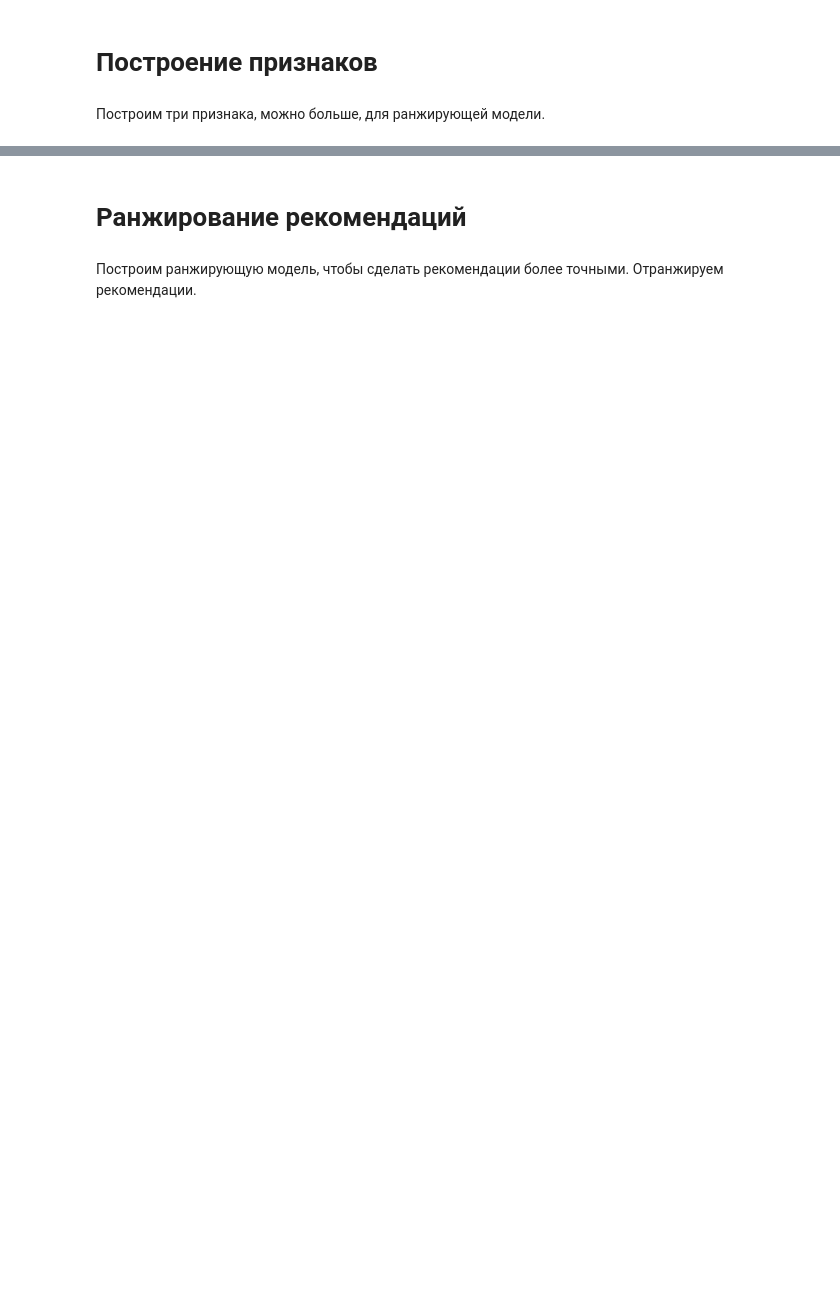
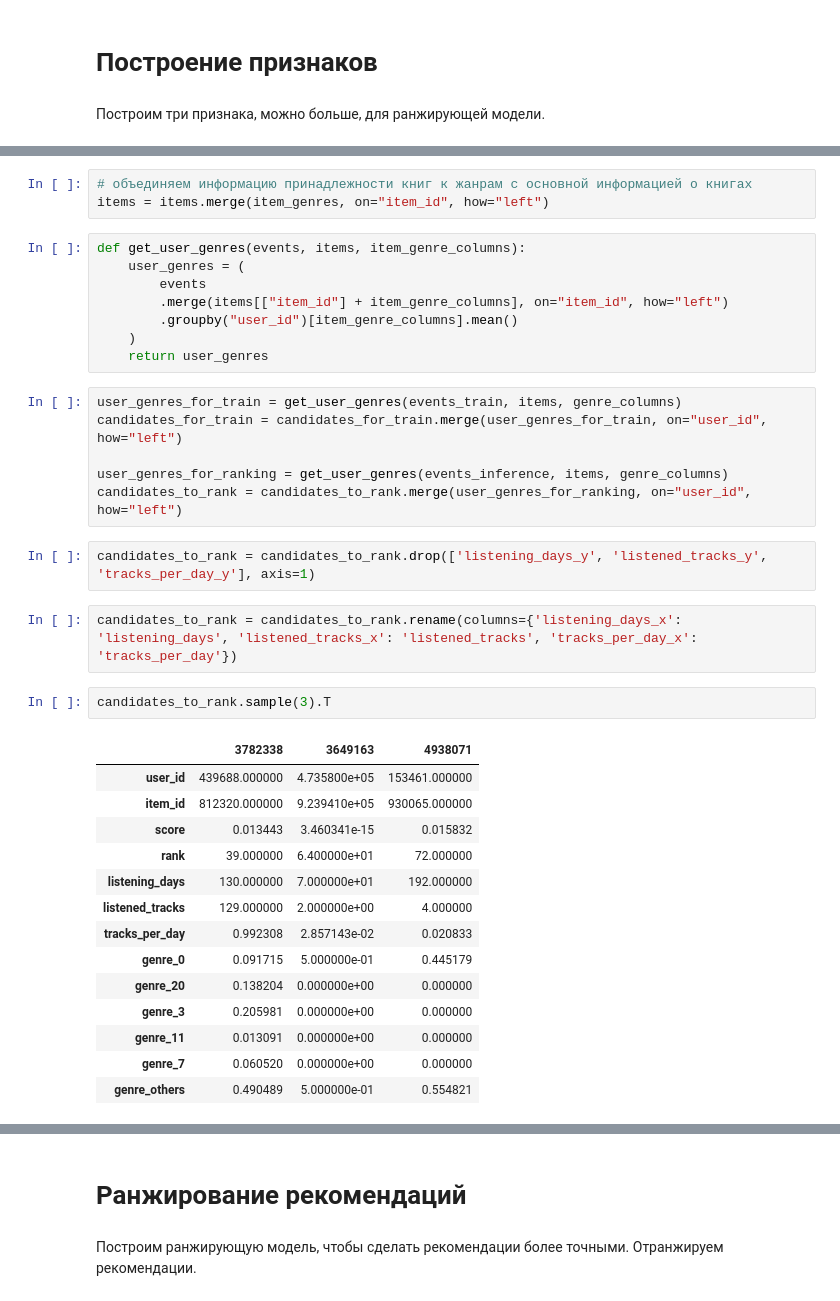
Before and after one commit to Jonzzi/mle-project-sprint-4-v001, a Jupyter notebook: recommendations.ipynb, the cells around one changed output, grey strips where cells are left out. Cells and saved outputs as stored; diff of their text form; blank space fills up the shorter version.

```diff
--- a/recommendations.ipynb
+++ b/recommendations.ipynb
@@ -1044,0 +1664,38 @@ svd_predictions[:10]
+# %%
+# объединяем информацию принадлежности книг к жанрам с основной информацией о книгах
+items = items.merge(item_genres, on="item_id", how="left")
+# %%
+def get_user_genres(events, items, item_genre_columns):
+    user_genres = (
+        events
+        .merge(items[["item_id"] + item_genre_columns], on="item_id", how="left")
+        .groupby("user_id")[item_genre_columns].mean()
+    )
+    return user_genres
+# %%
+user_genres_for_train = get_user_genres(events_train, items, genre_columns)
+candidates_for_train = candidates_for_train.merge(user_genres_for_train, on="user_id", how="left")
+
+user_genres_for_ranking = get_user_genres(events_inference, items, genre_columns)
+candidates_to_rank = candidates_to_rank.merge(user_genres_for_ranking, on="user_id", how="left")
+# %%
+candidates_to_rank = candidates_to_rank.drop(['listening_days_y', 'listened_tracks_y', 'tracks_per_day_y'], axis=1)
+# %%
+candidates_to_rank = candidates_to_rank.rename(columns={'listening_days_x': 'listening_days', 'listened_tracks_x': 'listened_tracks', 'tracks_per_day_x': 'tracks_per_day'})
+# %%
+candidates_to_rank.sample(3).T
+# %% [output]
+|  | 3782338 | 3649163 | 4938071 |
+| user_id | 439688.000000 | 4.735800e+05 | 153461.000000 |
+| item_id | 812320.000000 | 9.239410e+05 | 930065.000000 |
+| score | 0.013443 | 3.460341e-15 | 0.015832 |
+| rank | 39.000000 | 6.400000e+01 | 72.000000 |
+| listening_days | 130.000000 | 7.000000e+01 | 192.000000 |
+| listened_tracks | 129.000000 | 2.000000e+00 | 4.000000 |
+| tracks_per_day | 0.992308 | 2.857143e-02 | 0.020833 |
+| genre_0 | 0.091715 | 5.000000e-01 | 0.445179 |
+| genre_20 | 0.138204 | 0.000000e+00 | 0.000000 |
+| genre_3 | 0.205981 | 0.000000e+00 | 0.000000 |
+| genre_11 | 0.013091 | 0.000000e+00 | 0.000000 |
+| genre_7 | 0.060520 | 0.000000e+00 | 0.000000 |
+| genre_others | 0.490489 | 5.000000e-01 | 0.554821 |
```
Also changed, not shown: parts of 143 cells of this notebook.
